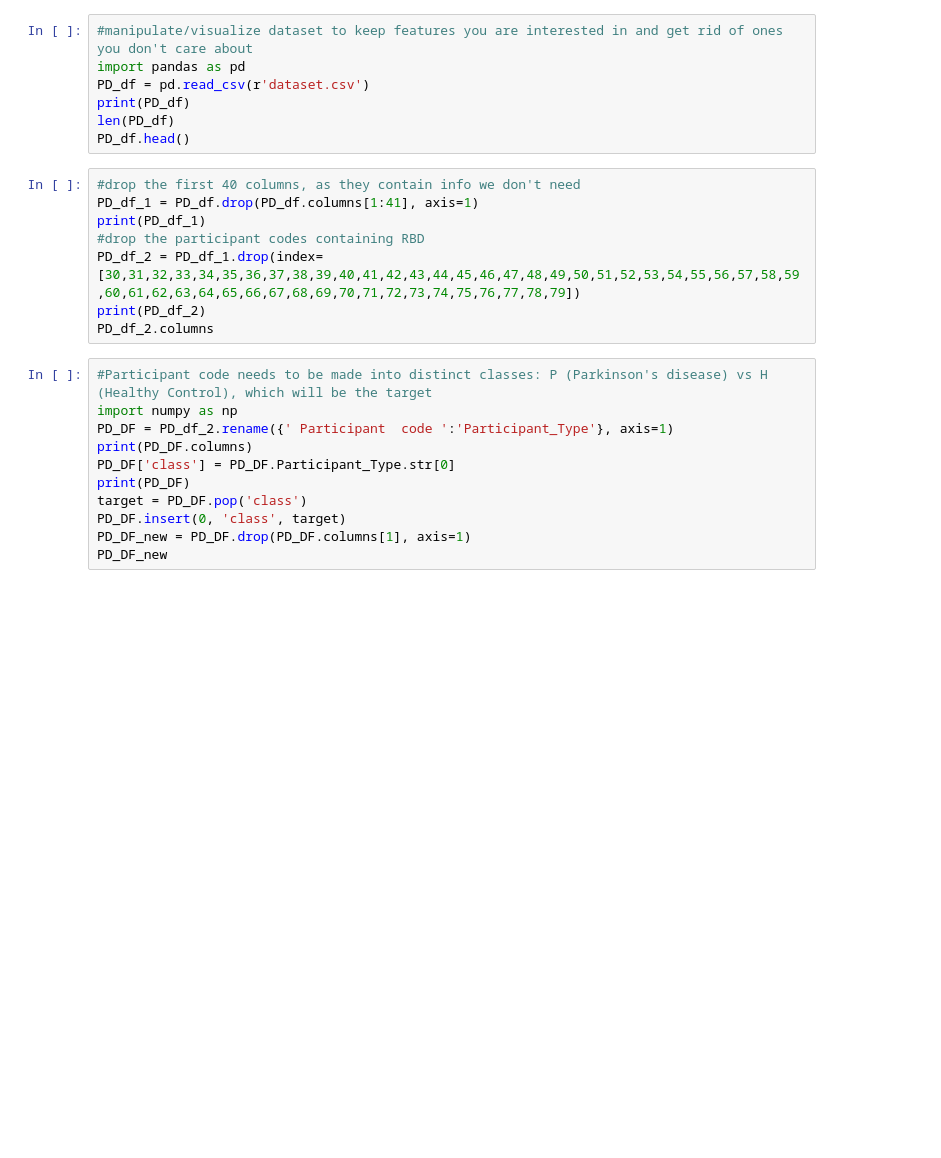
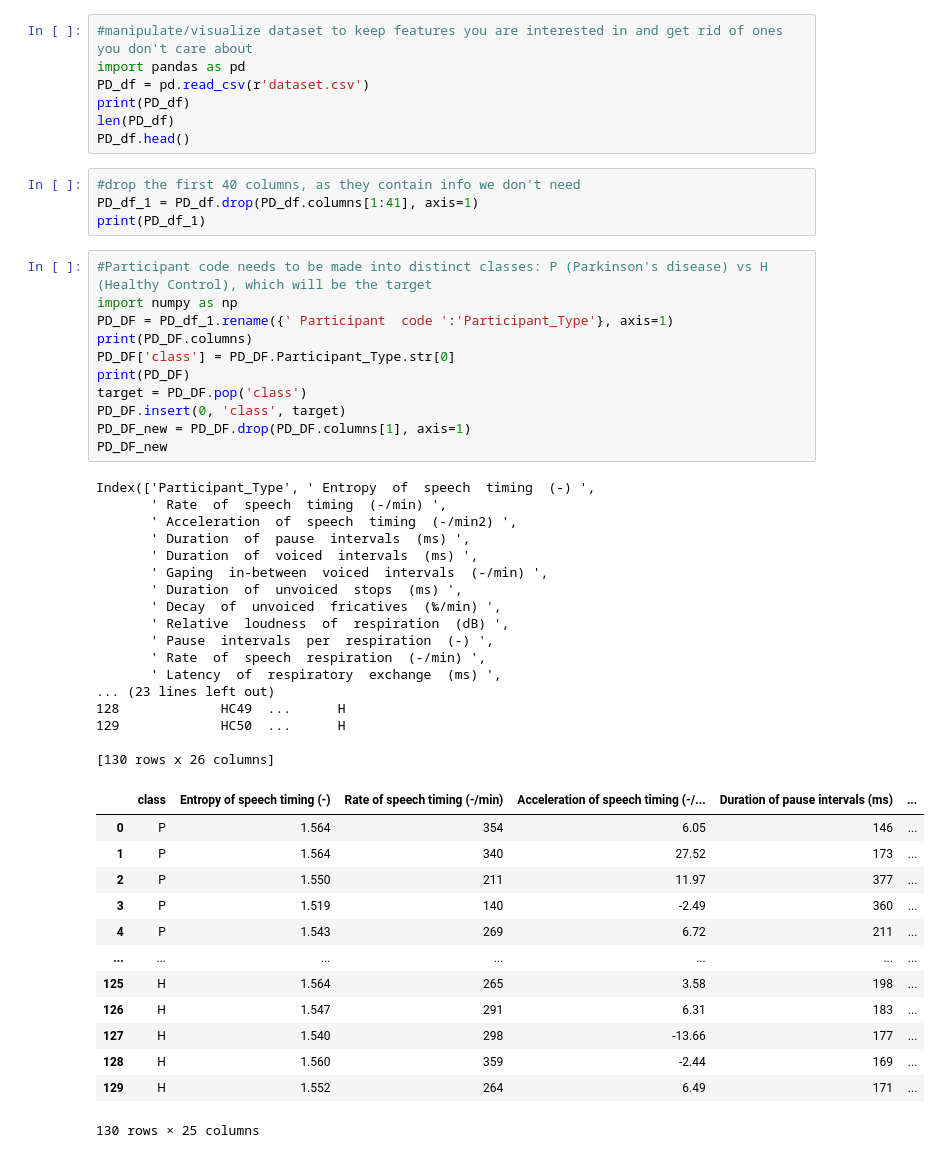
Before and after one commit to mad-scientist-in-training/BIOF509-Final-Project, a Jupyter notebook: BIOF509_Final_Project_Code.ipynb, the cells around one changed output. Saved outputs shown, nothing was run; the diff lists cells and outputs as text; blank space fills up the shorter version.

```diff
--- a/BIOF509_Final_Project_Code.ipynb
+++ b/BIOF509_Final_Project_Code.ipynb
@@ -21,22 +35,49 @@ PD_df = pd.read_csv(r'dataset.csv')
 print(PD_df)
 len(PD_df)
 PD_df.head()
-# %%
-#drop the first 40 columns, as they contain info we don't need
-PD_df_1 = PD_df.drop(PD_df.columns[1:41], axis=1)
-print(PD_df_1)
-#drop the participant codes containing RBD
-PD_df_2 = PD_df_1.drop(index= [30,31,32,33,34,35,36,37,38,39,40,41,42,43,44,45,46,47,48,49,50,51,52,53,54,55,56,57,58,59,60,61,62,63,64,65,66,67,68,69,70,71,72,73,74,75,76,77,78,79])
-print(PD_df_2)
-PD_df_2.columns
+# %%
+#drop the first 40 columns, as they contain info we don't need
+PD_df_1 = PD_df.drop(PD_df.columns[1:41], axis=1)
+print(PD_df_1)
 # %%
 #Participant code needs to be made into distinct classes: P (Parkinson's disease) vs H (Healthy Control), which will be the target
 import numpy as np
-PD_DF = PD_df_2.rename({' Participant  code ':'Participant_Type'}, axis=1)
+PD_DF = PD_df_1.rename({' Participant  code ':'Participant_Type'}, axis=1)
 print(PD_DF.columns)
 PD_DF['class'] = PD_DF.Participant_Type.str[0]
 print(PD_DF)
 target = PD_DF.pop('class')
 PD_DF.insert(0, 'class', target)
 PD_DF_new = PD_DF.drop(PD_DF.columns[1], axis=1)
 PD_DF_new
+# %% [output]
+Index(['Participant_Type', ' Entropy  of  speech  timing  (-) ',
+       ' Rate  of  speech  timing  (-/min) ',
+       ' Acceleration  of  speech  timing  (-/min2) ',
+       ' Duration  of  pause  intervals  (ms) ',
+       ' Duration  of  voiced  intervals  (ms) ',
+       ' Gaping  in-between  voiced  intervals  (-/min) ',
+       ' Duration  of  unvoiced  stops  (ms) ',
+       ' Decay  of  unvoiced  fricatives  (‰/min) ',
+       ' Relative  loudness  of  respiration  (dB) ',
+       ' Pause  intervals  per  respiration  (-) ',
+       ' Rate  of  speech  respiration  (-/min) ',
+       ' Latency  of  respiratory  exchange  (ms) ',
+... (23 lines left out)
+128             HC49  ...      H
+129             HC50  ...      H
+
+[130 rows x 26 columns]
+|  | class | Entropy of speech timing (-) | Rate of speech timing (-/min) | Acceleration of speech timing (-/... | Duration of pause intervals (ms) | ... |
+| 0 | P | 1.564 | 354 | 6.05 | 146 | ... |
+| 1 | P | 1.564 | 340 | 27.52 | 173 | ... |
+| 2 | P | 1.550 | 211 | 11.97 | 377 | ... |
+| 3 | P | 1.519 | 140 | -2.49 | 360 | ... |
+| 4 | P | 1.543 | 269 | 6.72 | 211 | ... |
+| ... | ... | ... | ... | ... | ... | ... |
+| 125 | H | 1.564 | 265 | 3.58 | 198 | ... |
+| 126 | H | 1.547 | 291 | 6.31 | 183 | ... |
+| 127 | H | 1.540 | 298 | -13.66 | 177 | ... |
+| 128 | H | 1.560 | 359 | -2.44 | 169 | ... |
+| 129 | H | 1.552 | 264 | 6.49 | 171 | ... |
+130 rows × 25 columns
```
Also changed, not shown: parts of 17 cells of this notebook.
